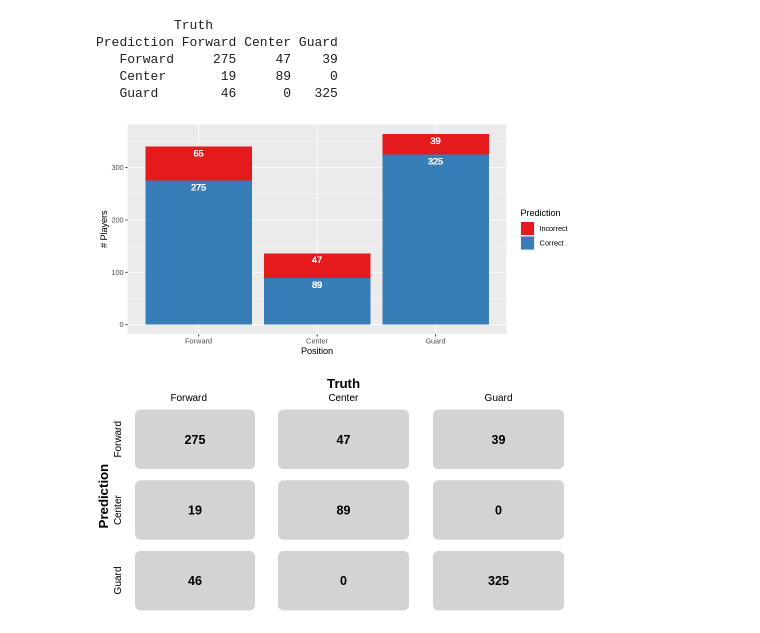
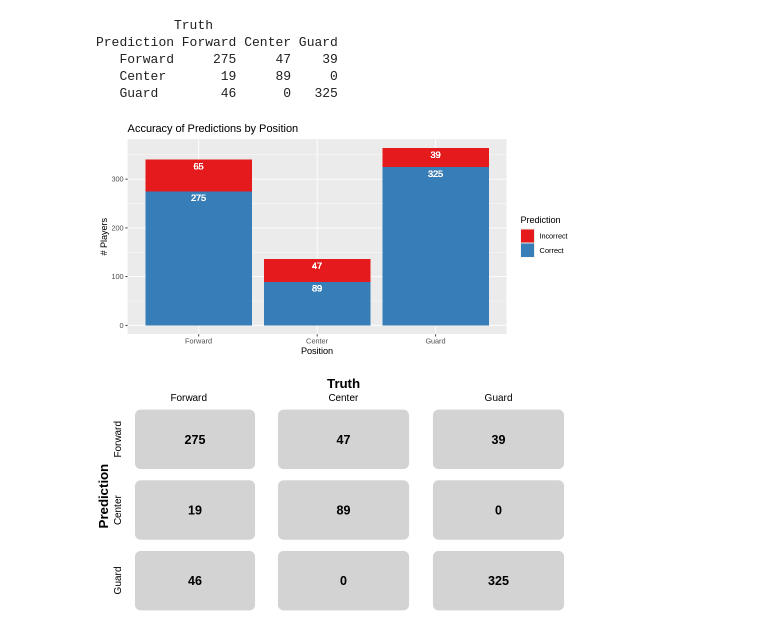
Before and after one commit to jakobsereda/nba-classifier, a Jupyter notebook: notebooks/report-notebook.ipynb, the cells around one changed output. Cells and saved outputs as stored; diff of their text form; code cells hidden in the pictures.

```diff
--- a/notebooks/report-notebook.ipynb
+++ b/notebooks/report-notebook.ipynb
@@ -277,32 +275,32 @@ Prediction Forward Center Guard
 # %%
 # of actual position, first element guessed as forward, second guessed center, third/last guessed guard
 # not sure if we want to do anything with this; delete later if ununsed
 forward_conf <- nba_conf_mat[[1]][1:3]
 center_conf <- nba_conf_mat[[1]][4:6]
 guard_conf <- nba_conf_mat[[1]][7:9]
 
 correct <- tibble(Forward = c(forward_conf[1], sum(forward_conf[2:3])),
                   Center  = c(center_conf[2], center_conf[1] + center_conf[3]),
                   Guard   = c(guard_conf[3], sum(guard_conf[1:2])))
 
 nba_predictions <- nba_predictions |>
   group_by(position) |>
   mutate(label_y = ifelse(.pred_class == position,
                           correct[position][[1]][1],
                           sum(correct[position][[1]])),
          label   = ifelse(.pred_class == position,
                           correct[position][[1]][1],
                           correct[position][[1]][2]))
 
 pred_plot <- nba_predictions |>
     ggplot(aes(x = position, fill = .pred_class == position)) +
     geom_bar() +
     geom_text(aes(y = label_y, label = label), vjust = 1.5, colour = "white") +
     scale_fill_brewer(palette = 'Set1', name = "Prediction", labels = c("Incorrect", "Correct")) +
-    labs(x = "Position", y = "# Players")
+    labs(x = "Position", y = "# Players", title = "Accuracy of Predictions by Position")
 pred_plot
 # %% [output]
-[figure, old version]
+[figure, new version]
 # %%
 # https://stackoverflow.com/a/45474093
 pl = lapply(1:9, function(i) {
```
Also changed, not shown: parts of 5 cells of this notebook.
